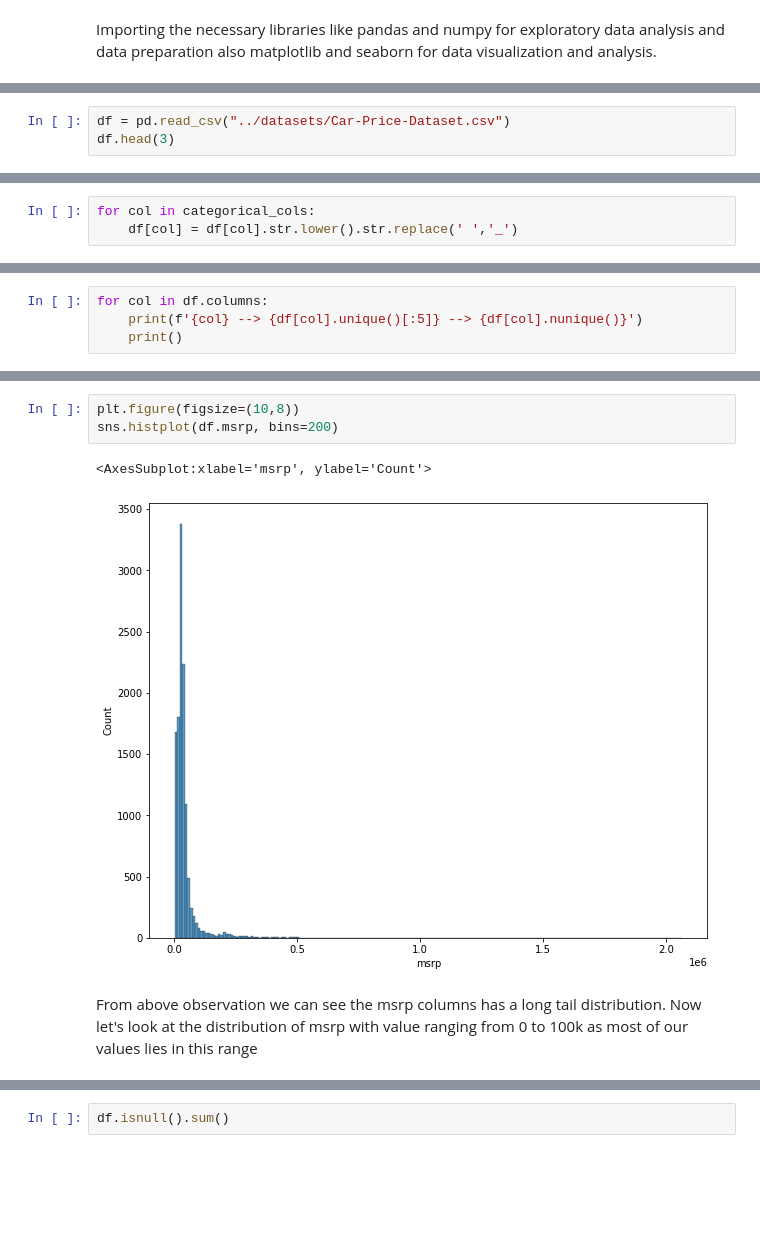
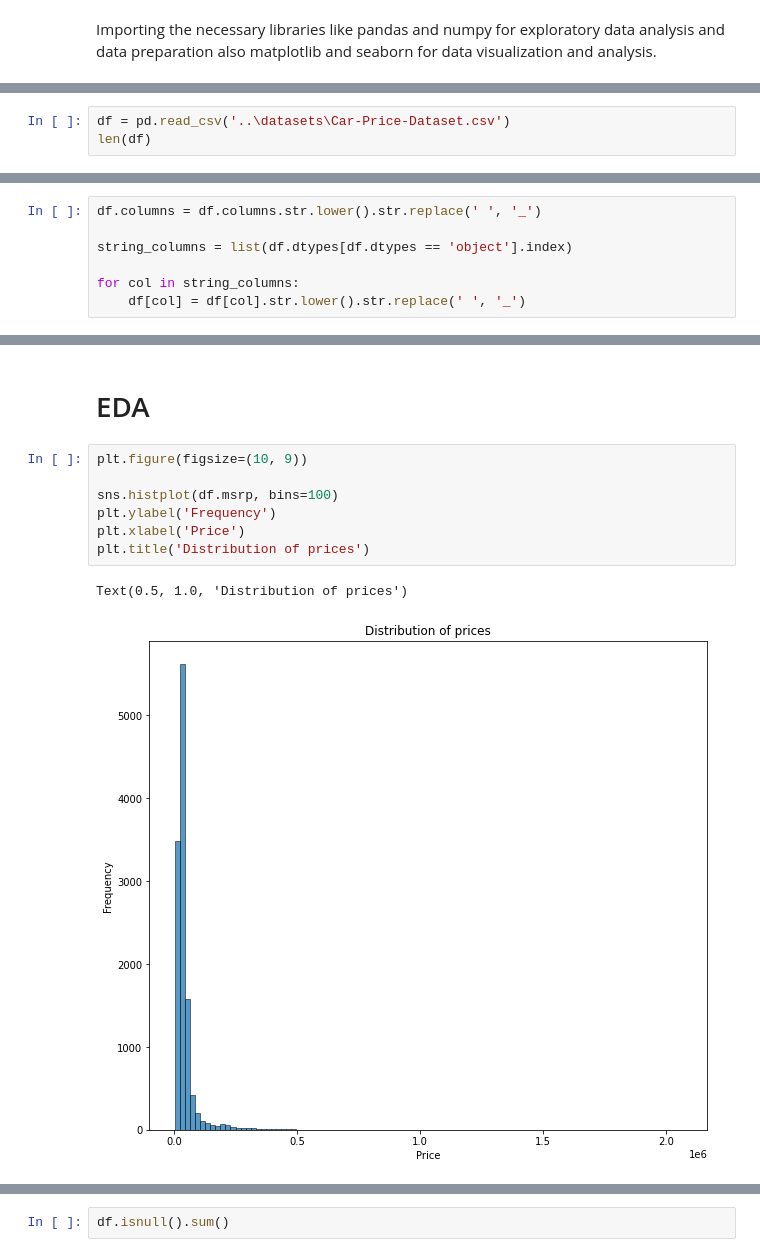
Before and after one commit to ugoswami11/ml-course-bootcamp, a Jupyter notebook: notebooks/car-price.ipynb, the cells around one changed output, grey strips where cells are left out. Cells and saved outputs as stored; diff of their text form; blank space fills up the shorter version.

Commit message:
car-price-nb-updated

```diff
--- a/notebooks/car-price.ipynb
+++ b/notebooks/car-price.ipynb
@@ -14,4 +12,4 @@ Importing the car price data and storing it into a dataframe.
 # %%
-df = pd.read_csv("../datasets/Car-Price-Dataset.csv")
-df.head(3)
+df = pd.read_csv('..\datasets\Car-Price-Dataset.csv')
+len(df)
 # %% [output]
@@ -57,6 +17,3 @@ categorical_cols
-# %%
-for col in categorical_cols:
-    df[col] = df[col].str.lower().str.replace(' ','_')
 # %%
 df.head()
 # %% [output]
@@ -71,4 +25,0 @@ Let's see the unique values in the each columns to get a better understanding of
-# %%
-for col in df.columns:
-    print(f'{col} --> {df[col].unique()[:5]} --> {df[col].nunique()}')
-    print()
@@ -94,0 +26,7 @@ Here msrp column is one we will be predicting using the other features so let's
+# %%
+df.columns = df.columns.str.lower().str.replace(' ', '_')
+
+string_columns = list(df.dtypes[df.dtypes == 'object'].index)
+
+for col in string_columns:
+    df[col] = df[col].str.lower().str.replace(' ', '_')
@@ -95,9 +42,13 @@ Here msrp column is one we will be predicting using the other features so let's
+# %% [markdown]
+# EDA
 # %%
-plt.figure(figsize=(10,8))
-sns.histplot(df.msrp, bins=200)
+plt.figure(figsize=(10, 9))
+
+sns.histplot(df.msrp, bins=100)
+plt.ylabel('Frequency')
+plt.xlabel('Price')
+plt.title('Distribution of prices')
 # %% [output]
-<AxesSubplot:xlabel='msrp', ylabel='Count'>
+Text(0.5, 1.0, 'Distribution of prices')
-[figure, old version]
+[figure, new version]
-# %% [markdown]
-From above observation we can see the msrp columns has a long tail distribution. Now let's look at the distribution of msrp with value ranging from 0 to 100k as most of our values lies in this range
 # %%
```
Also changed, not shown: parts of 109 cells of this notebook.
